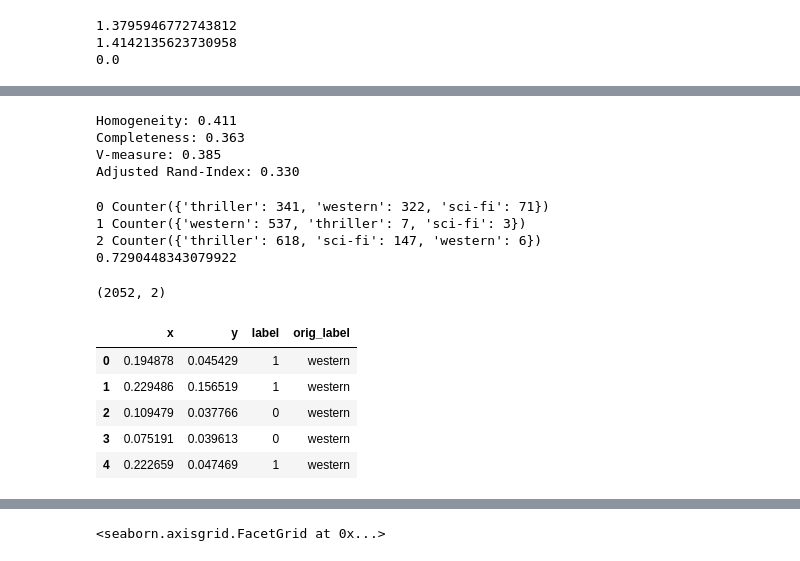
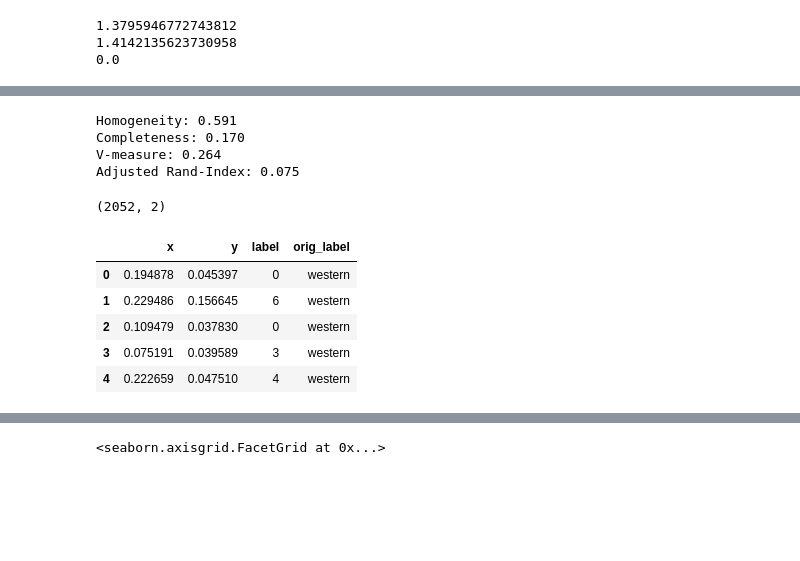
Before and after one commit to HofstraDoboli/TextMining, a Jupyter notebook: movie_clustering_agglomerative.ipynb, the cells around one changed output, grey strips where cells are left out. Drawn from its saved outputs; the diff is of its cells as text; code cells hidden in the pictures; blank space fills up the shorter version.

```diff
--- a/movie_clustering_agglomerative.ipynb
+++ b/movie_clustering_agglomerative.ipynb
@@ -47,6 +47,6 @@ sci-fi    221
 Name: Genre, dtype: int64
 # %%
 choose_genres = ['western', 'thriller', 'sci-fi']
-select_movies = movie_df[['Plot', 'Genre']][movie_df['Genre'].isin(choose_genres)]
+select_movies = movie_df[['Title', 'Plot', 'Genre']][movie_df['Genre'].isin(choose_genres)]
 select_movies.head()
 # %% [output]
@@ -180,0 +222,12 @@ Silhouette Coefficient: 0.024
+# %%
+k_clusters = 3 #None # 10
+from matplotlib import pyplot as plt
+# “euclidean”, “l1”, “l2”, “manhattan”, “cosine”,
+# linkage{‘ward’, ‘complete’, ‘average’, ‘single’}, default=’ward’
+# 'ward' works only with 'euclidean'
+# distance_threshold = 0 computes the full tree
+agglom = AgglomerativeClustering(n_clusters = k_clusters, affinity='euclidean', linkage = 'ward',
+                                distance_threshold = None)
+agglom_lsi = agglom.fit(lsi)
+print(agglom_lsi.n_clusters_)
+print("\nSilhouette Coefficient: %0.3f" %metrics.silhouette_score(lsi, agglom_lsi.labels_, metric = "cosine"))
@@ -244,10 +337,0 @@ for i in range(k_clusters):
-# %%
-k_clusters = 3
-model = KMeans(n_clusters = k_clusters,n_init = 10, verbose = False) # repeats the algorithm for 10 initializations
-# returns the best model
-# model = MiniBatchKMeans(n_clusters=k_clusters, init='k-means++', max_iter=100, batch_size = 5000,
-#                        n_init = 10, verbose = 0)
-
-model.fit(tf_idf)
-
-print("\nSilhouette Coefficient: %0.3f" %metrics.silhouette_score(tf_idf, model.labels_, metric = "cosine"))
@@ -285,6 +372,6 @@ Cluster 0:
 # %%
 # compute homogeneity with genre labels
-
+model = agglom_use # agglom_lda # agglom_lsi # agglom_tfidf
 # get genre for the selected movies
 genre = pd.Categorical(select_movies.Genre)
 
@@ -293,34 +380,10 @@ print("Completeness: %0.3f" % metrics.completeness_score(genre, model.labels_))
 print("V-measure: %0.3f"    % metrics.v_measure_score(genre, model.labels_))
 print("Adjusted Rand-Index: %.3f" % metrics.adjusted_rand_score(genre, model.labels_))
 # %% [output]
-Homogeneity: 0.411
-Completeness: 0.363
-V-measure: 0.385
-Adjusted Rand-Index: 0.330
+Homogeneity: 0.591
+Completeness: 0.170
+V-measure: 0.264
+Adjusted Rand-Index: 0.075
-# %%
-from collections import Counter
-# compute purity
-# in each cluster - find # of dramas/ # commedies
-# choose the max in each cluster = purity per cluster
-# sum purity in each cluster/# number of movies
-import numpy as np
-
-#print(genre.shape, index_cluster1.shape, index_cluster2.shape)
-purity = np.zeros((k_clusters,1))
-for c in range(k_clusters):
-    # extract labeks of each genre and count them
-    index_cluster = model.labels_ == c;
-    count_genre = Counter(genre[index_cluster])
-    print(c, count_genre)
-    purity[c] = max(count_genre.values())
-
-total_purity = np.sum(purity)/len(genre)
-print(total_purity)
-# %% [output]
-0 Counter({'thriller': 341, 'western': 322, 'sci-fi': 71})
-1 Counter({'western': 537, 'thriller': 7, 'sci-fi': 3})
-2 Counter({'thriller': 618, 'sci-fi': 147, 'western': 6})
-0.7290448343079922
 # %%
 # plot clusters
 import seaborn as sb
@@ -334,15 +397,16 @@ x2 = pca.transform(tf_idf)
 # %%
 print(x2.shape)
 # add labels
+model = agglom_lsi # agglom_use # agglom_lda # agglom_lsi # agglom_tfidf
 data_x2 = pd.DataFrame(x2, columns = ['x','y'])
 data_x2['label'] = model.labels_
 data_x2['orig_label'] = genre
 data_x2.head()
 # %% [output]
 (2052, 2)
 |  | x | y | label | orig_label |
-| 0 | 0.194878 | 0.045429 | 1 | western |
-| 1 | 0.229486 | 0.156519 | 1 | western |
-| 2 | 0.109479 | 0.037766 | 0 | western |
-| 3 | 0.075191 | 0.039613 | 0 | western |
-| 4 | 0.222659 | 0.047469 | 1 | western |
+| 0 | 0.194878 | 0.045397 | 0 | western |
+| 1 | 0.229486 | 0.156645 | 6 | western |
+| 2 | 0.109479 | 0.037830 | 0 | western |
+| 3 | 0.075191 | 0.039589 | 3 | western |
+| 4 | 0.222659 | 0.047510 | 4 | western |
```
Also changed, not shown: parts of 44 cells of this notebook.
